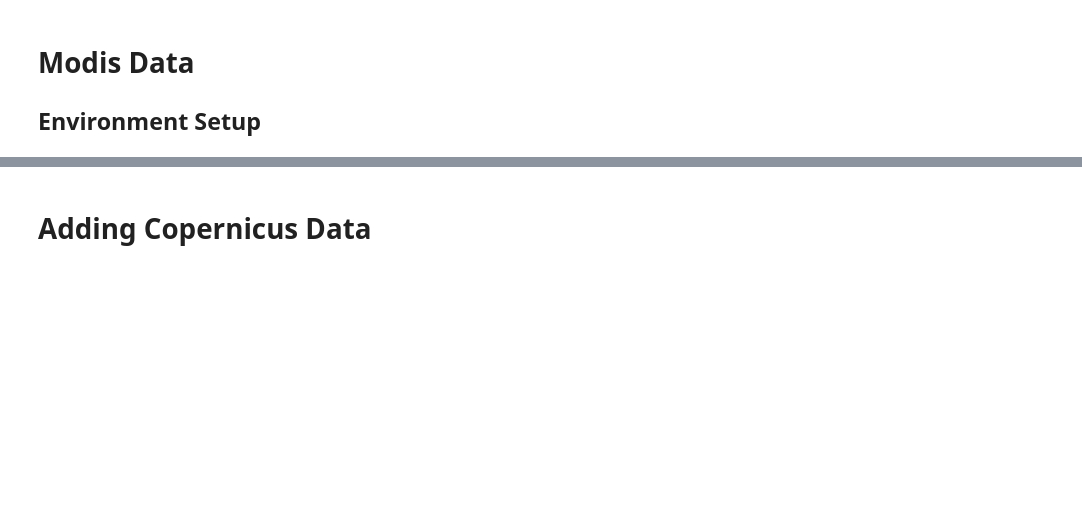
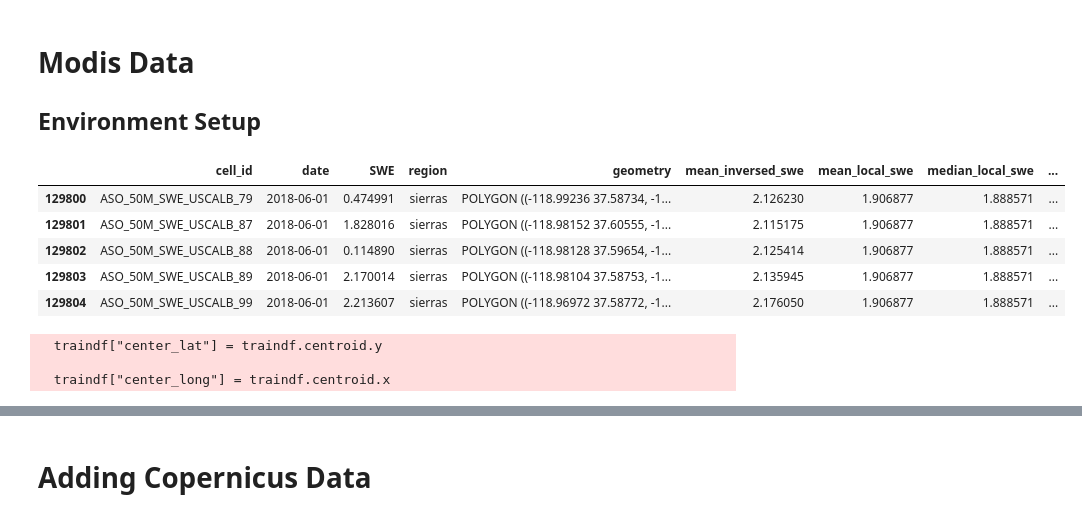
Before and after one commit to Seiris21/ucb2022.snowcast, a Jupyter notebook: notebooks/data_ingestion/SnowCast Showdown Data Wrangling.ipynb, the cells around one changed output, grey strips where cells are left out. Cells and saved outputs as stored; diff of their text form; code cells hidden in the pictures; blank space fills up the shorter version.

```diff
--- a/notebooks/data_ingestion/SnowCast Showdown Data Wrangling.ipynb
+++ b/notebooks/data_ingestion/SnowCast Showdown Data Wrangling.ipynb
@@ -530,24 +636,24 @@ dtype: int64
 # Modis Data
 
 ## Environment Setup
+# %%
+traindf = pd.read_csv('~/SnowData/traindf_allregions.csv').drop('Unnamed: 0', axis = 1)
+traindf['geometry'] = traindf['geometry'].apply(wkt.loads)
+
+traindf = gpd.GeoDataFrame(traindf, geometry = 'geometry' , crs ="EPSG:4326")
+traindf.head()
+traindf.tail()
+# %% [output]
+|  | cell_id | date | SWE | region | geometry | mean_inversed_swe | mean_local_swe | median_local_swe | ... |
+| 129800 | ASO_50M_SWE_USCALB_79 | 2018-06-01 | 0.474991 | sierras | POLYGON ((-118.99236 37.58734, -1... | 2.126230 | 1.906877 | 1.888571 | ... |
+| 129801 | ASO_50M_SWE_USCALB_87 | 2018-06-01 | 1.828016 | sierras | POLYGON ((-118.98152 37.60555, -1... | 2.115175 | 1.906877 | 1.888571 | ... |
+| 129802 | ASO_50M_SWE_USCALB_88 | 2018-06-01 | 0.114890 | sierras | POLYGON ((-118.98128 37.59654, -1... | 2.125414 | 1.906877 | 1.888571 | ... |
+| 129803 | ASO_50M_SWE_USCALB_89 | 2018-06-01 | 2.170014 | sierras | POLYGON ((-118.98104 37.58753, -1... | 2.135945 | 1.906877 | 1.888571 | ... |
+| 129804 | ASO_50M_SWE_USCALB_99 | 2018-06-01 | 2.213607 | sierras | POLYGON ((-118.96972 37.58772, -1... | 2.176050 | 1.906877 | 1.888571 | ... |
 # %%
-import shutil
-import os
-import requests
-import ee
-from datetime import datetime, timedelta
-import signal
-
-class TimeoutException(Exception):   # Custom exception class
-    pass
-
-def timeout_handler(signum, frame):   # Custom signal handler
-    raise TimeoutException
-
 signal.signal(signal.SIGALRM, timeout_handler)
 
 traindf["date"] = pd.to_datetime(traindf.date)
-trainfeatures['date'] = pd.to_datetime(trainfeatures.date)
 
 #I am creating a string version of the date to use as a filename
 traindf["datestring"] = traindf.date.map(lambda d: str(d.year)+d.strftime('%j'))
@@ -564,6 +670,10 @@ try:
 except Exception as e:
         ee.Authenticate()
         ee.Initialize()
+# %% [output]
+  traindf["center_lat"] = traindf.centroid.y
+
+  traindf["center_long"] = traindf.centroid.x
 # %%
 '''
 def pull_MODIS(traindf, modis, overwrite = False, names_only = False):
```
Also changed, not shown: parts of 69 cells of this notebook, 1 other file.
